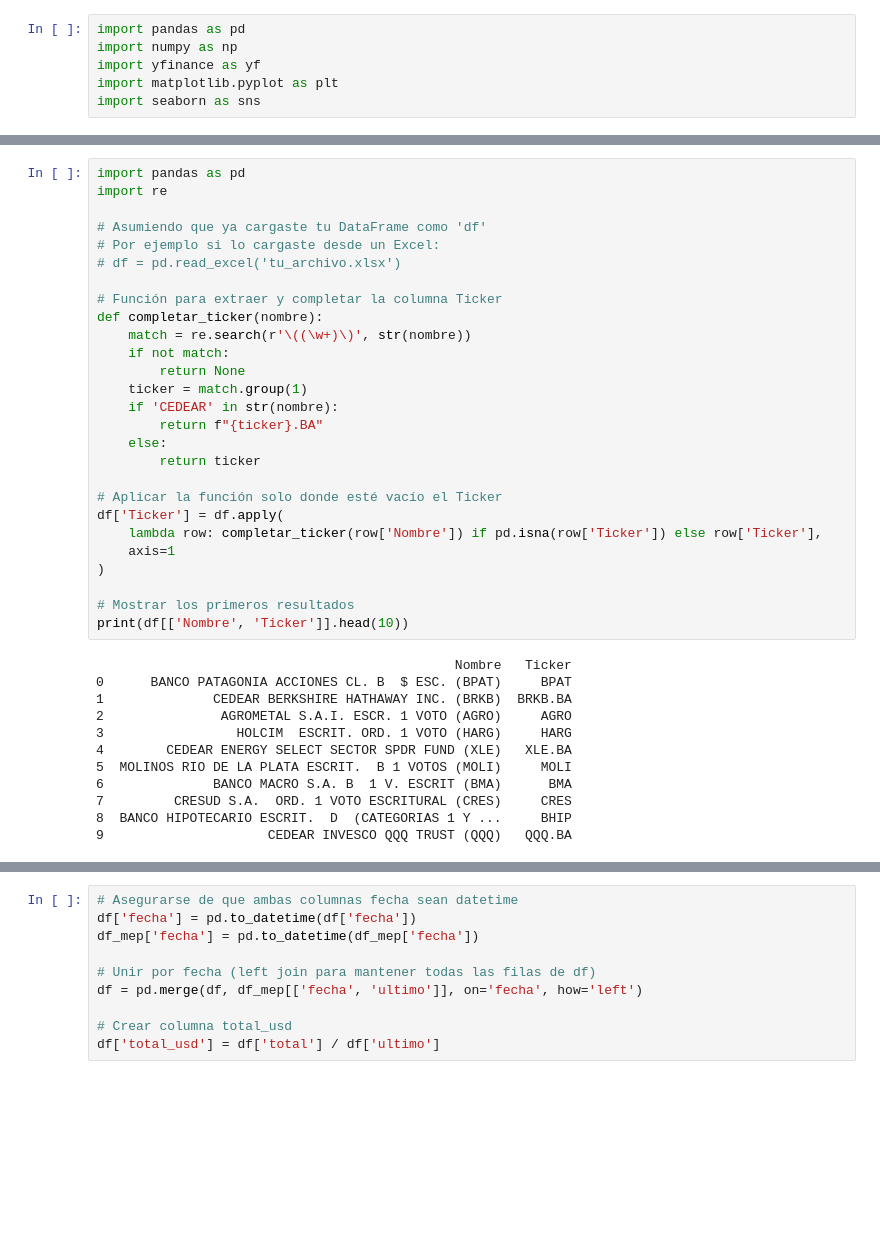
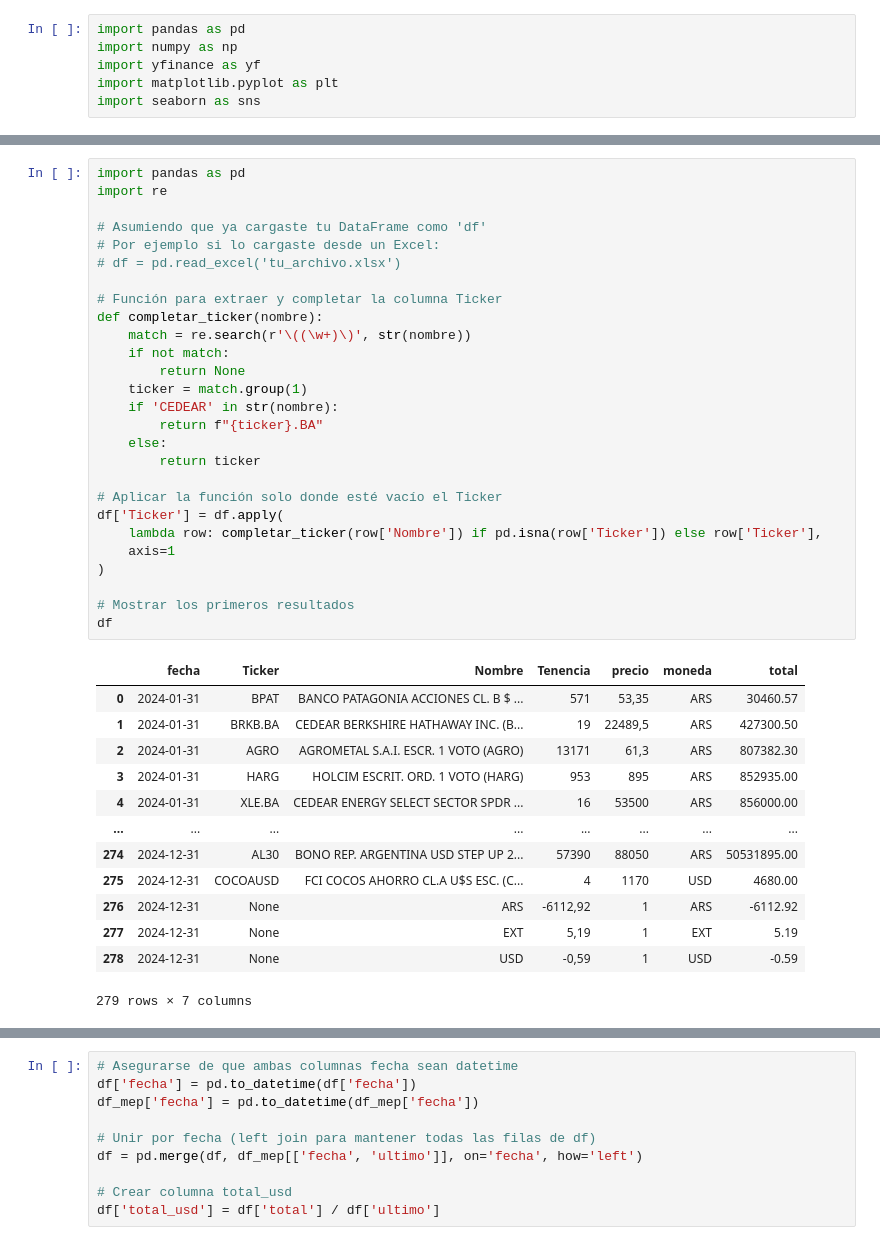
Before and after one commit to vladijarosz/Mercado-de-Valores, a Jupyter notebook: graficos_tenencias.ipynb, the cells around one changed output, grey strips where cells are left out. Cells and saved outputs as stored; diff of their text form; blank space fills up the shorter version.

```diff
--- a/graficos_tenencias.ipynb
+++ b/graficos_tenencias.ipynb
@@ -30,42 +30,44 @@ tenencias_2.xlsx.9  100%[===================>]  31.69K  --.-KB/s    in 0s
 # %%
 import pandas as pd
 import re
 
 # Asumiendo que ya cargaste tu DataFrame como 'df'
 # Por ejemplo si lo cargaste desde un Excel:
 # df = pd.read_excel('tu_archivo.xlsx')
 
 # Función para extraer y completar la columna Ticker
 def completar_ticker(nombre):
     match = re.search(r'\((\w+)\)', str(nombre))
     if not match:
         return None
     ticker = match.group(1)
     if 'CEDEAR' in str(nombre):
         return f"{ticker}.BA"
     else:
         return ticker
 
 # Aplicar la función solo donde esté vacío el Ticker
 df['Ticker'] = df.apply(
     lambda row: completar_ticker(row['Nombre']) if pd.isna(row['Ticker']) else row['Ticker'],
     axis=1
 )
 
 # Mostrar los primeros resultados
-print(df[['Nombre', 'Ticker']].head(10))
+df
 # %% [output]
+|  | fecha | Ticker | Nombre | Tenencia | precio | moneda | total |
+| 0 | 2024-01-31 | BPAT | BANCO PATAGONIA ACCIONES CL. B $ ... | 571 | 53,35 | ARS | 30460.57 |
+| 1 | 2024-01-31 | BRKB.BA | CEDEAR BERKSHIRE HATHAWAY INC. (B... | 19 | 22489,5 | ARS | 427300.50 |
+| 2 | 2024-01-31 | AGRO | AGROMETAL S.A.I. ESCR. 1 VOTO (AGRO) | 13171 | 61,3 | ARS | 807382.30 |
+| 3 | 2024-01-31 | HARG | HOLCIM ESCRIT. ORD. 1 VOTO (HARG) | 953 | 895 | ARS | 852935.00 |
+| 4 | 2024-01-31 | XLE.BA | CEDEAR ENERGY SELECT SECTOR SPDR ... | 16 | 53500 | ARS | 856000.00 |
+| ... | ... | ... | ... | ... | ... | ... | ... |
+| 274 | 2024-12-31 | AL30 | BONO REP. ARGENTINA USD STEP UP 2... | 57390 | 88050 | ARS | 50531895.00 |
+| 275 | 2024-12-31 | COCOAUSD | FCI COCOS AHORRO CL.A U$S ESC. (C... | 4 | 1170 | USD | 4680.00 |
+| 276 | 2024-12-31 | None | ARS | -6112,92 | 1 | ARS | -6112.92 |
+| 277 | 2024-12-31 | None | EXT | 5,19 | 1 | EXT | 5.19 |
+| 278 | 2024-12-31 | None | USD | -0,59 | 1 | USD | -0.59 |
-                                              Nombre   Ticker
-0      BANCO PATAGONIA ACCIONES CL. B  $ ESC. (BPAT)     BPAT
-1              CEDEAR BERKSHIRE HATHAWAY INC. (BRKB)  BRKB.BA
-2               AGROMETAL S.A.I. ESCR. 1 VOTO (AGRO)     AGRO
-3                 HOLCIM  ESCRIT. ORD. 1 VOTO (HARG)     HARG
-4        CEDEAR ENERGY SELECT SECTOR SPDR FUND (XLE)   XLE.BA
-5  MOLINOS RIO DE LA PLATA ESCRIT.  B 1 VOTOS (MOLI)     MOLI
-6              BANCO MACRO S.A. B  1 V. ESCRIT (BMA)      BMA
-7         CRESUD S.A.  ORD. 1 VOTO ESCRITURAL (CRES)     CRES
-8  BANCO HIPOTECARIO ESCRIT.  D  (CATEGORIAS 1 Y ...     BHIP
-9                     CEDEAR INVESCO QQQ TRUST (QQQ)   QQQ.BA
+279 rows × 7 columns
 # %%
 # Reemplazar comas por puntos y convertir 'precio' y 'Tenencia' a float
 df['precio'] = df['precio'].astype(str).str.replace(',', '.', regex=False)
```
Also changed, not shown: parts of 9 cells of this notebook.
